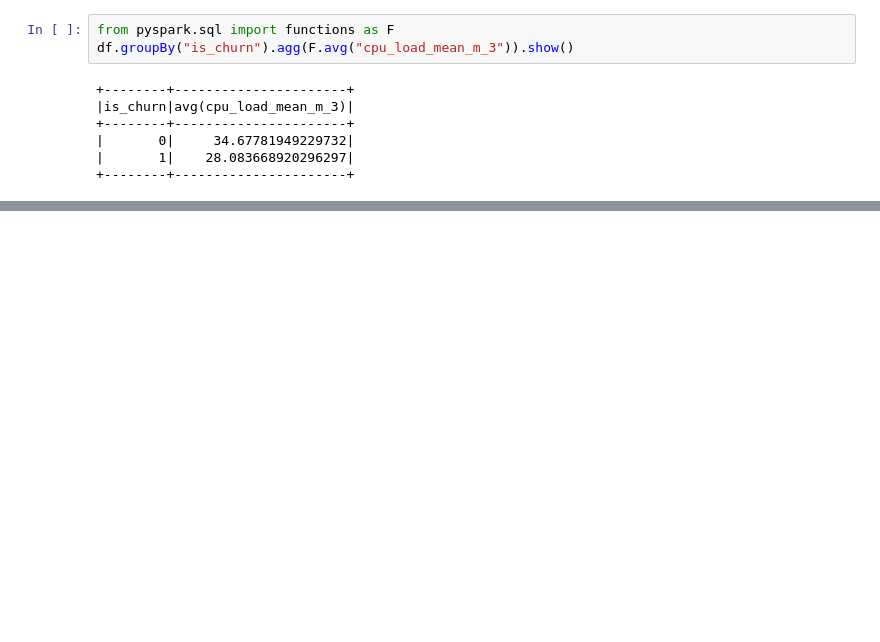
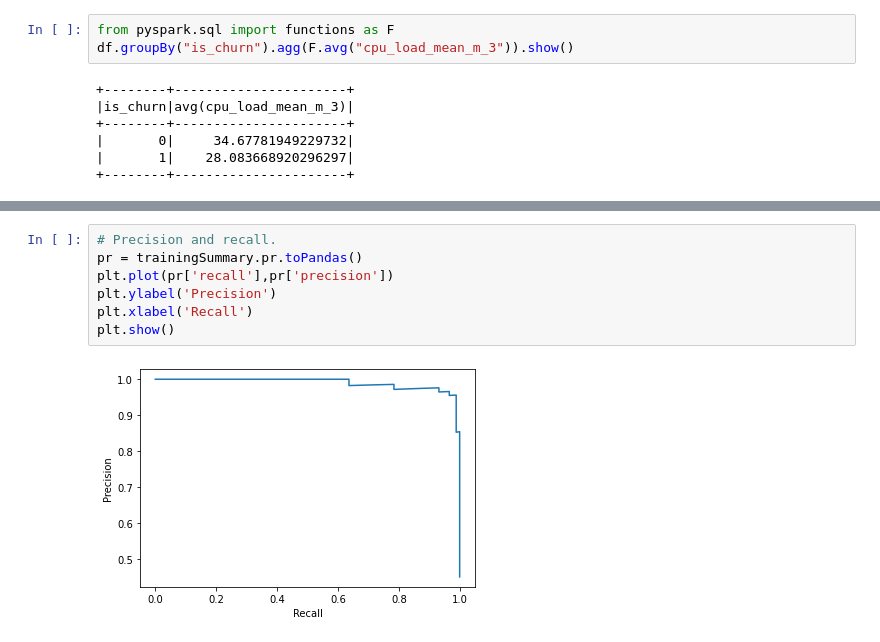
Before and after one commit to JacekPardyak/vps, a Jupyter notebook: pyspark.ipynb, the cells around one changed output, grey strips where cells are left out. Saved outputs shown, nothing was run; the diff lists cells and outputs as text; blank space fills up the shorter version.

```diff
--- a/pyspark.ipynb
+++ b/pyspark.ipynb
@@ -337,0 +327,9 @@ root
+# %%
+# Precision and recall.
+pr = trainingSummary.pr.toPandas()
+plt.plot(pr['recall'],pr['precision'])
+plt.ylabel('Precision')
+plt.xlabel('Recall')
+plt.show()
+# %% [output]
+[figure, added]
```
Also changed, not shown: parts of 41 cells of this notebook.
